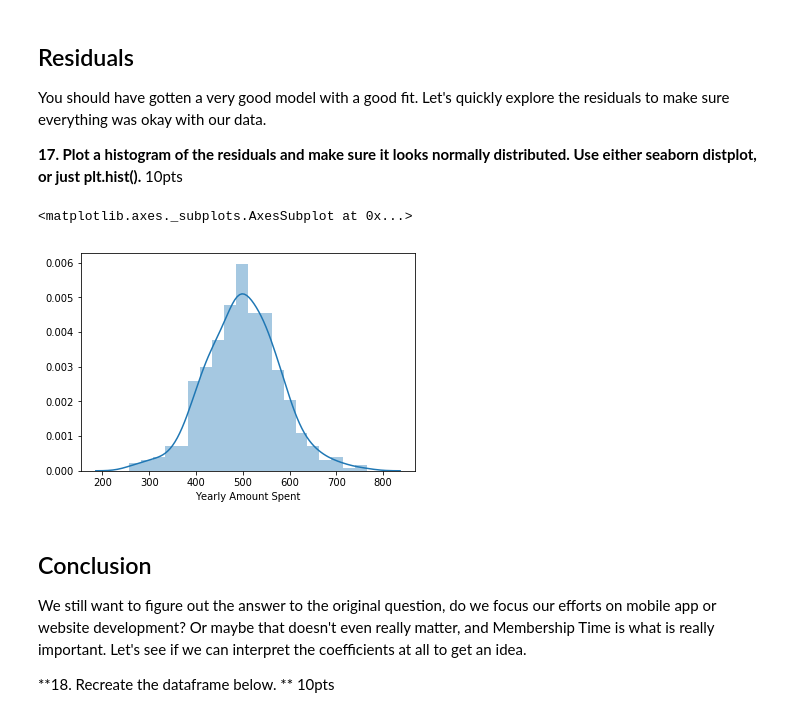
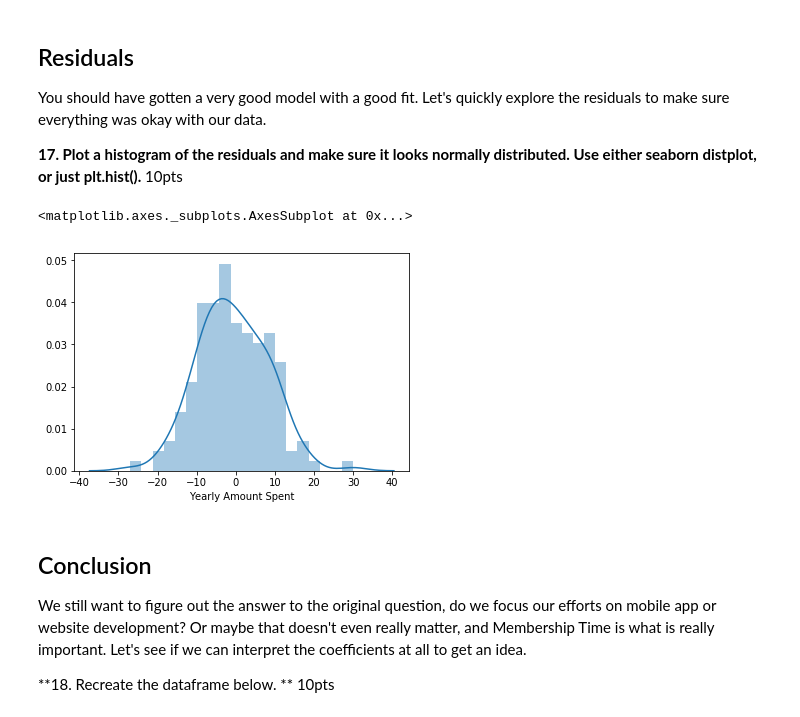
Before and after one commit to tqd0109/MachineLearningBeginner, a Jupyter notebook: Week 2/Homework/Linear_Regression_Assignment.ipynb, the cells around one changed output. Saved outputs shown, nothing was run; the diff lists cells and outputs as text; code cells hidden in the pictures.

```diff
--- a/Week 2/Homework/Linear_Regression_Assignment.ipynb
+++ b/Week 2/Homework/Linear_Regression_Assignment.ipynb
@@ -232,11 +234,11 @@ You should have gotten a very good model with a good fit. Let's quickly explore
 
 **17. Plot a histogram of the residuals and make sure it looks normally distributed. Use either seaborn distplot, or just plt.hist().**
 10pts
-# %%
-sns.distplot(customers['Yearly Amount Spent'], hist=True)
-# %% [output]
-<matplotlib.axes._subplots.AxesSubplot at 0x...>
-[figure, removed]
+# %%
+sns.distplot(y_test-predictions_test,bins=20)
+# %% [output]
+<matplotlib.axes._subplots.AxesSubplot at 0x...>
+[figure, added]
 # %% [markdown]
 ## Conclusion
 We still want to figure out the answer to the original question, do we focus our efforts on mobile app or website development? Or maybe that doesn't even really matter, and Membership Time is what is really important.  Let's see if we can interpret the coefficients at all to get an idea.
```
Also changed, not shown: parts of 4 cells of this notebook.
